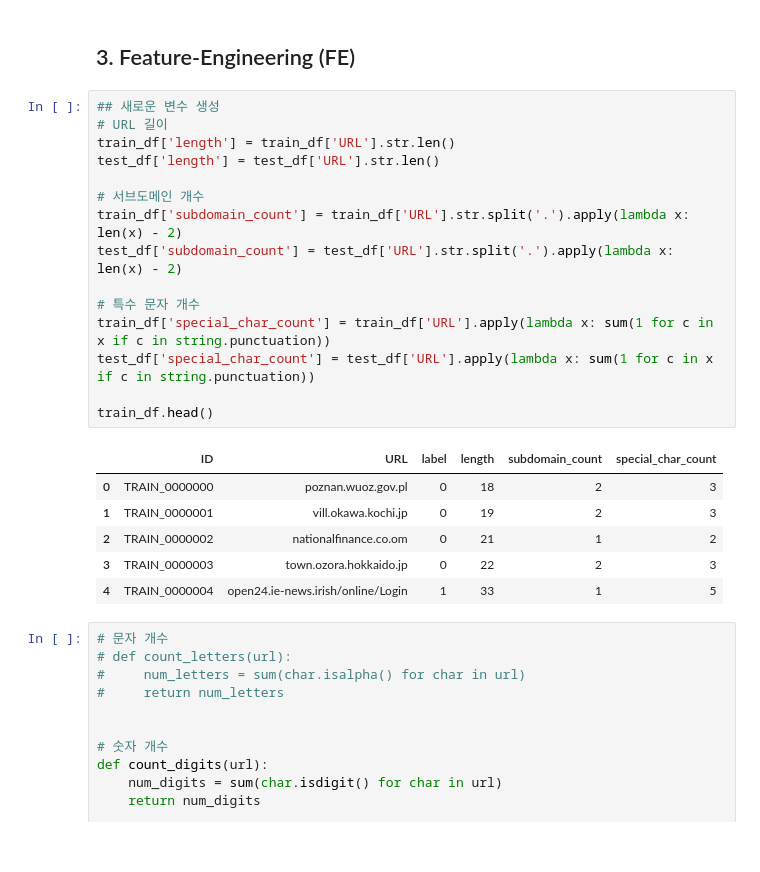
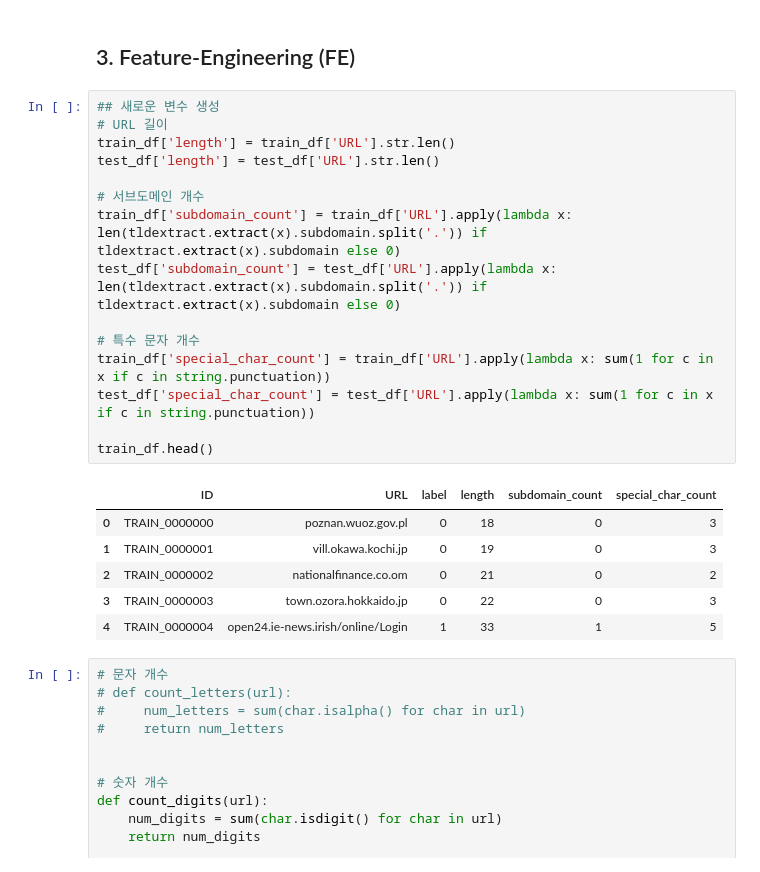
Before and after one commit to koeyhi/malicious_url, a Jupyter notebook: 악성 URL 탐지.ipynb, the cells around one changed output. Cells and saved outputs as stored; diff of their text form.

```diff
--- a/악성 URL 탐지.ipynb
+++ b/악성 URL 탐지.ipynb
@@ -51,24 +52,24 @@ Name: count, dtype: int64
 # %%
 ## 새로운 변수 생성
 # URL 길이
 train_df['length'] = train_df['URL'].str.len()
 test_df['length'] = test_df['URL'].str.len()
 
 # 서브도메인 개수
-train_df['subdomain_count'] = train_df['URL'].str.split('.').apply(lambda x: len(x) - 2)
-test_df['subdomain_count'] = test_df['URL'].str.split('.').apply(lambda x: len(x) - 2)
+train_df['subdomain_count'] = train_df['URL'].apply(lambda x: len(tldextract.extract(x).subdomain.split('.')) if tldextract.extract(x).subdomain else 0)
+test_df['subdomain_count'] = test_df['URL'].apply(lambda x: len(tldextract.extract(x).subdomain.split('.')) if tldextract.extract(x).subdomain else 0)
 
 # 특수 문자 개수
 train_df['special_char_count'] = train_df['URL'].apply(lambda x: sum(1 for c in x if c in string.punctuation))
 test_df['special_char_count'] = test_df['URL'].apply(lambda x: sum(1 for c in x if c in string.punctuation))
 
 train_df.head()
 # %% [output]
 |  | ID | URL | label | length | subdomain_count | special_char_count |
-| 0 | TRAIN_0000000 | poznan.wuoz.gov.pl | 0 | 18 | 2 | 3 |
-| 1 | TRAIN_0000001 | vill.okawa.kochi.jp | 0 | 19 | 2 | 3 |
-| 2 | TRAIN_0000002 | nationalfinance.co.om | 0 | 21 | 1 | 2 |
-| 3 | TRAIN_0000003 | town.ozora.hokkaido.jp | 0 | 22 | 2 | 3 |
+| 0 | TRAIN_0000000 | poznan.wuoz.gov.pl | 0 | 18 | 0 | 3 |
+| 1 | TRAIN_0000001 | vill.okawa.kochi.jp | 0 | 19 | 0 | 3 |
+| 2 | TRAIN_0000002 | nationalfinance.co.om | 0 | 21 | 0 | 2 |
+| 3 | TRAIN_0000003 | town.ozora.hokkaido.jp | 0 | 22 | 0 | 3 |
 | 4 | TRAIN_0000004 | open24.ie-news.irish/online/Login | 1 | 33 | 1 | 5 |
 # %%
 # 문자 개수
```
Also changed, not shown: parts of 4 cells of this notebook.
